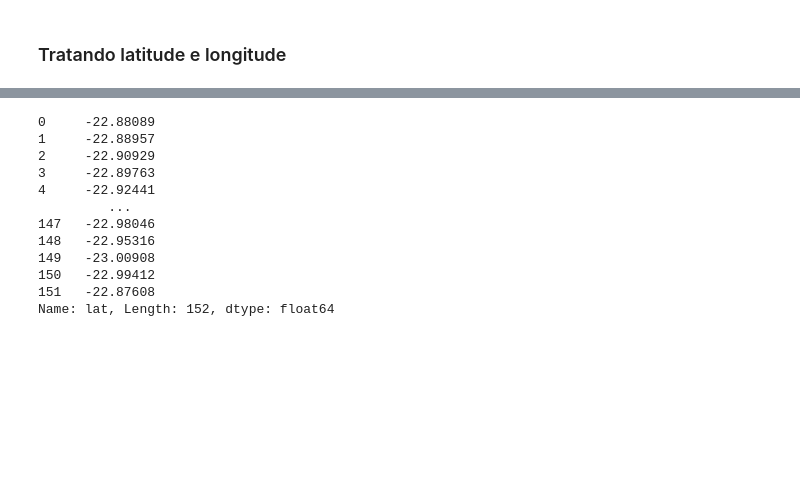
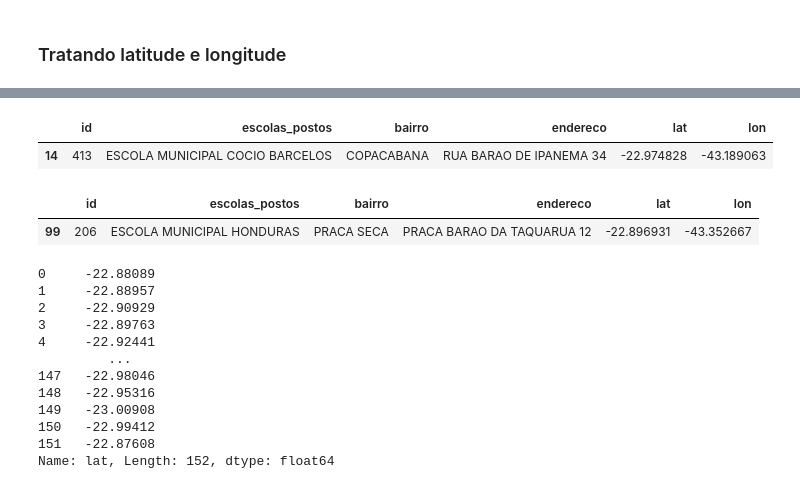
Before and after one commit to olimaandreza/pyhton-projeto-tratamento-dados, a Jupyter notebook: projeto.ipynb, the cells around one changed output, grey strips where cells are left out. Saved outputs shown, nothing was run; the diff lists cells and outputs as text; code cells hidden in the pictures; blank space fills up the shorter version.

```diff
--- a/projeto.ipynb
+++ b/projeto.ipynb
@@ -453,3 +522,20 @@ escolas.lon = escolas.lon.str.replace(",",".").astype(float)
+# %%
+# Remoção das linhas
+escolas = escolas.drop([15, 117])
+# %%
+# Verificação
+linhas_selecionadas = escolas.loc[escolas['id'] == '413']
+linhas_selecionadas.head()
+# %% [output]
+|  | id | escolas_postos | bairro | endereco | lat | lon |
+| 14 | 413 | ESCOLA MUNICIPAL COCIO BARCELOS | COPACABANA | RUA BARAO DE IPANEMA 34 | -22.974828 | -43.189063 |
+# %%
+# Verificação
+linhas_selecionadas = escolas.loc[escolas['id'] == '206']
+linhas_selecionadas.head()
+# %% [output]
+|  | id | escolas_postos | bairro | endereco | lat | lon |
+| 99 | 206 | ESCOLA MUNICIPAL HONDURAS | PRACA SECA | PRACA BARAO DA TAQUARUA 12 | -22.896931 | -43.352667 |
 # %%
 # Arredondando para 5 casas decimais
 escolas.lat = round(escolas.lat,5)
```
Also changed, not shown: parts of 9 cells of this notebook, 1 other file.
